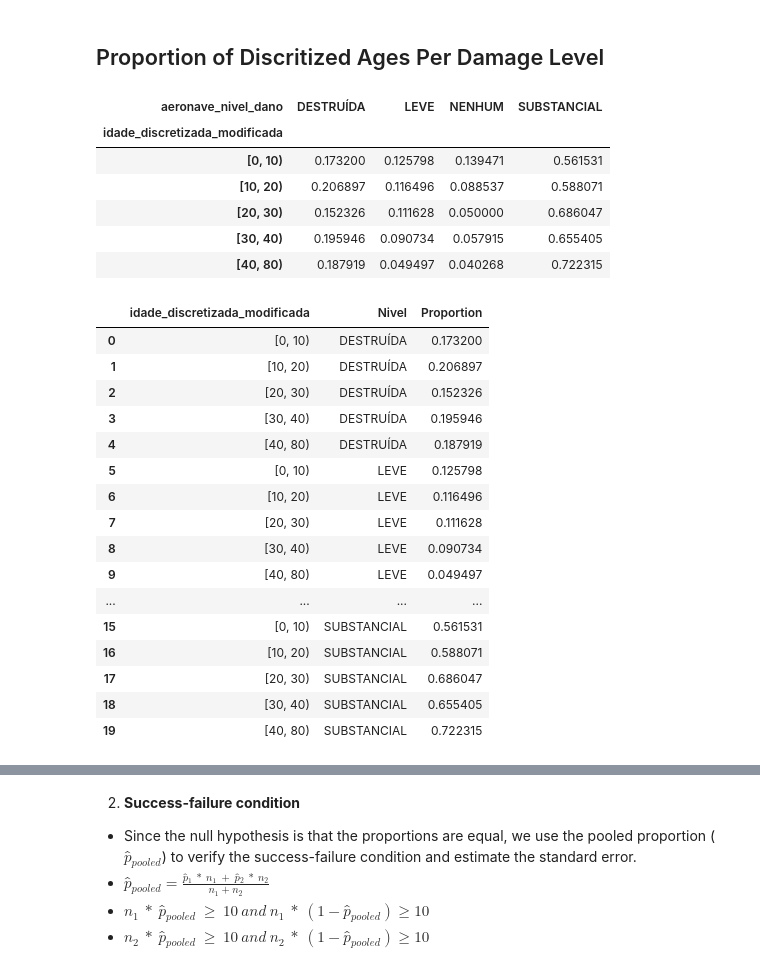
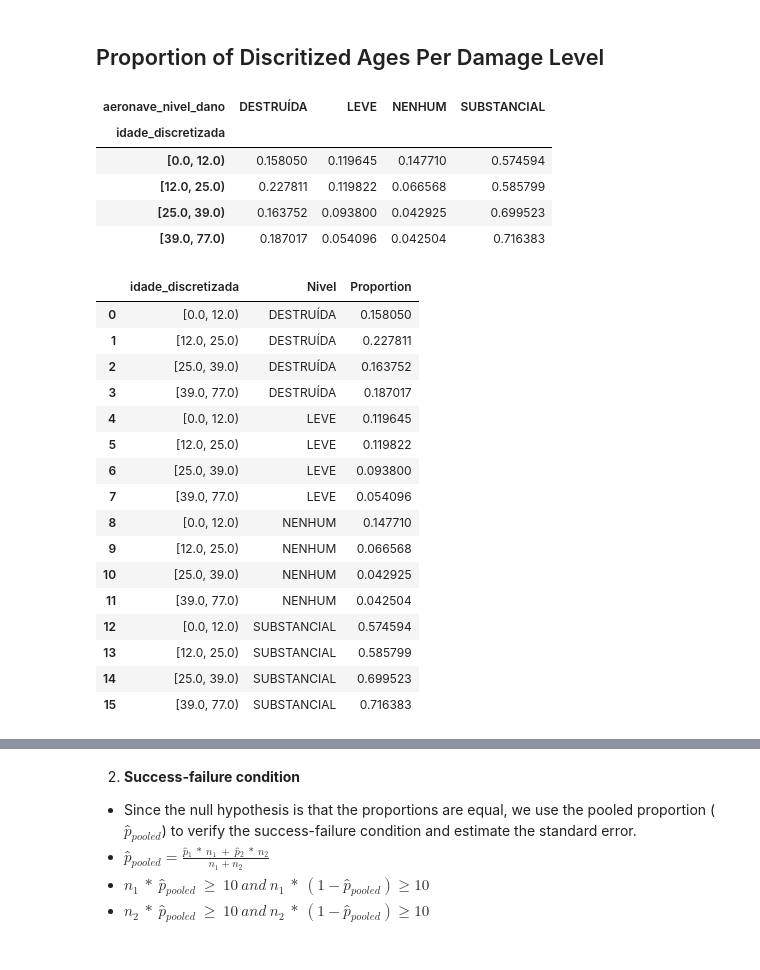
Before and after one commit to igor-diniz/MECD-Statistics, a Jupyter notebook: project1_statistics_fced.ipynb, the cells around one changed output, grey strips where cells are left out. Saved outputs shown, nothing was run; the diff lists cells and outputs as text; code cells hidden in the pictures.

```diff
--- a/project1_statistics_fced.ipynb
+++ b/project1_statistics_fced.ipynb
@@ -352,3 +352,6 @@ We can confirm with a 0.95% confindence level that older aircrafts tend to have
 # Damage level analysis
 # %% [markdown]
 ## Discritized age distribution
+# %%
+quartiles = dados["idade_aeronave"].quantile([0.25, 0.5, 0.75])
+quartiles
@@ -355,11 +363,13 @@ We can confirm with a 0.95% confindence level that older aircrafts tend to have
 # %%
 # implementing discretization for the aircraft age
-age_max = dados["idade_aeronave"].max()
+age_max = dados["idade_aeronave"].max() + 1
+intervals = [0]
+intervals.extend(quartiles.values + 1)     # +1 because the upper limit of intervals is opend
+intervals.append(age_max)
+
 dados["idade_aeronave"] = dados["idade_aeronave"].astype(int)
-dados["aeronave_nivel_dano"].value_counts(normalize=True)
 
-dados["idade_discretizada"] = pd.cut(dados["idade_aeronave"], bins=range(0, int(age_max) + 10, 10), right=False)
-print(dados["idade_discretizada"].sort_values().head())
-print()
-print(dados["idade_discretizada"].sort_values().tail())
+dados["idade_discretizada"] = pd.cut(dados["idade_aeronave"], bins=intervals, right=False)
+
+dados["idade_discretizada"].sort_values()
 # %% [output]
@@ -388,3 +394,0 @@ Since ages greater than or equal 50 are less frequent, it seems a good oportunit
-# %%
-dados["idade_discretizada_modificada"] = pd.cut(dados["idade_aeronave"], bins=list(range(0, 41, 10)) + [80], right=False)
-dados["idade_discretizada_modificada"].sort_values().tail()
@@ -423,36 +407,35 @@ plt.show()
 # %% [markdown]
 ## Proportion of Discritized Ages Per Damage Level
 # %%
-proportions_damage_age = pd.crosstab(dados["idade_discretizada_modificada"], dados["aeronave_nivel_dano"], normalize="index")
+proportions_damage_age = pd.crosstab(dados["idade_discretizada"], dados["aeronave_nivel_dano"], normalize="index")
 proportions_damage_age
 # %% [output]
 | aeronave_nivel_dano | DESTRUÍDA | LEVE | NENHUM | SUBSTANCIAL |
-| idade_discretizada_modificada |  |  |  |  |
-| [0, 10) | 0.173200 | 0.125798 | 0.139471 | 0.561531 |
-| [10, 20) | 0.206897 | 0.116496 | 0.088537 | 0.588071 |
-| [20, 30) | 0.152326 | 0.111628 | 0.050000 | 0.686047 |
-| [30, 40) | 0.195946 | 0.090734 | 0.057915 | 0.655405 |
-| [40, 80) | 0.187919 | 0.049497 | 0.040268 | 0.722315 |
+| idade_discretizada |  |  |  |  |
+| [0.0, 12.0) | 0.158050 | 0.119645 | 0.147710 | 0.574594 |
+| [12.0, 25.0) | 0.227811 | 0.119822 | 0.066568 | 0.585799 |
+| [25.0, 39.0) | 0.163752 | 0.093800 | 0.042925 | 0.699523 |
+| [39.0, 77.0) | 0.187017 | 0.054096 | 0.042504 | 0.716383 |
 # %%
 proportions_damage_age.reset_index(inplace=True)
-long_p_damage_age = pd.melt(proportions_damage_age, id_vars=['idade_discretizada_modificada'], value_vars=proportions_damage_age.columns.tolist(), var_name='Nivel', value_name='Proportion')
+long_p_damage_age = pd.melt(proportions_damage_age, id_vars=['idade_discretizada'], value_vars=proportions_damage_age.columns.tolist(), var_name='Nivel', value_name='Proportion')
 long_p_damage_age
 # %% [output]
-|  | idade_discretizada_modificada | Nivel | Proportion |
-| 0 | [0, 10) | DESTRUÍDA | 0.173200 |
-| 1 | [10, 20) | DESTRUÍDA | 0.206897 |
-| 2 | [20, 30) | DESTRUÍDA | 0.152326 |
-| 3 | [30, 40) | DESTRUÍDA | 0.195946 |
-| 4 | [40, 80) | DESTRUÍDA | 0.187919 |
-| 5 | [0, 10) | LEVE | 0.125798 |
-| 6 | [10, 20) | LEVE | 0.116496 |
-| 7 | [20, 30) | LEVE | 0.111628 |
-| 8 | [30, 40) | LEVE | 0.090734 |
-| 9 | [40, 80) | LEVE | 0.049497 |
-| ... | ... | ... | ... |
-| 15 | [0, 10) | SUBSTANCIAL | 0.561531 |
-| 16 | [10, 20) | SUBSTANCIAL | 0.588071 |
-| 17 | [20, 30) | SUBSTANCIAL | 0.686047 |
-| 18 | [30, 40) | SUBSTANCIAL | 0.655405 |
-| 19 | [40, 80) | SUBSTANCIAL | 0.722315 |
+|  | idade_discretizada | Nivel | Proportion |
+| 0 | [0.0, 12.0) | DESTRUÍDA | 0.158050 |
+| 1 | [12.0, 25.0) | DESTRUÍDA | 0.227811 |
+| 2 | [25.0, 39.0) | DESTRUÍDA | 0.163752 |
+| 3 | [39.0, 77.0) | DESTRUÍDA | 0.187017 |
+| 4 | [0.0, 12.0) | LEVE | 0.119645 |
+| 5 | [12.0, 25.0) | LEVE | 0.119822 |
+| 6 | [25.0, 39.0) | LEVE | 0.093800 |
+| 7 | [39.0, 77.0) | LEVE | 0.054096 |
+| 8 | [0.0, 12.0) | NENHUM | 0.147710 |
+| 9 | [12.0, 25.0) | NENHUM | 0.066568 |
+| 10 | [25.0, 39.0) | NENHUM | 0.042925 |
+| 11 | [39.0, 77.0) | NENHUM | 0.042504 |
+| 12 | [0.0, 12.0) | SUBSTANCIAL | 0.574594 |
+| 13 | [12.0, 25.0) | SUBSTANCIAL | 0.585799 |
+| 14 | [25.0, 39.0) | SUBSTANCIAL | 0.699523 |
+| 15 | [39.0, 77.0) | SUBSTANCIAL | 0.716383 |
 # %%
```
Also changed, not shown: parts of 60 cells of this notebook.
